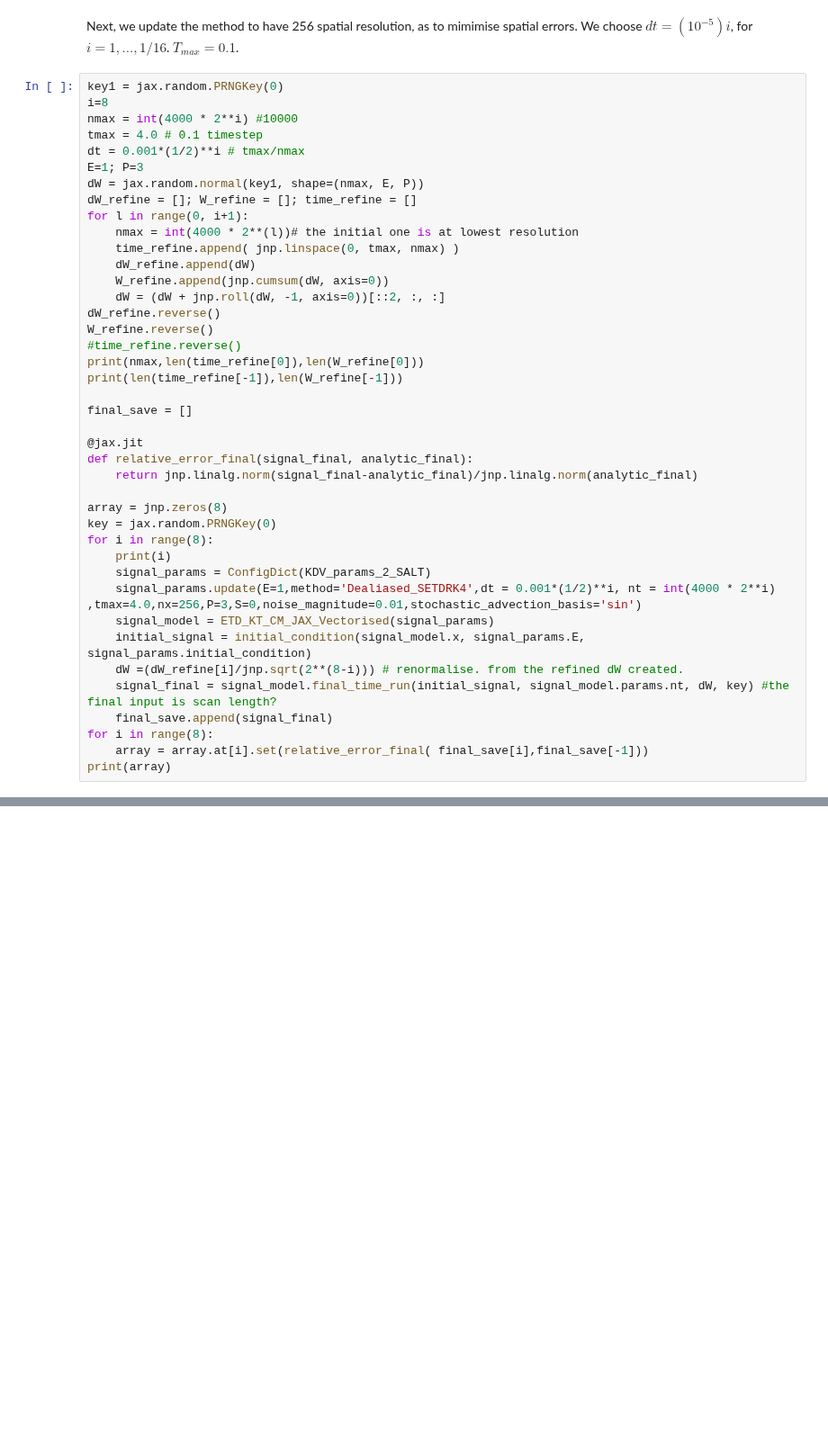
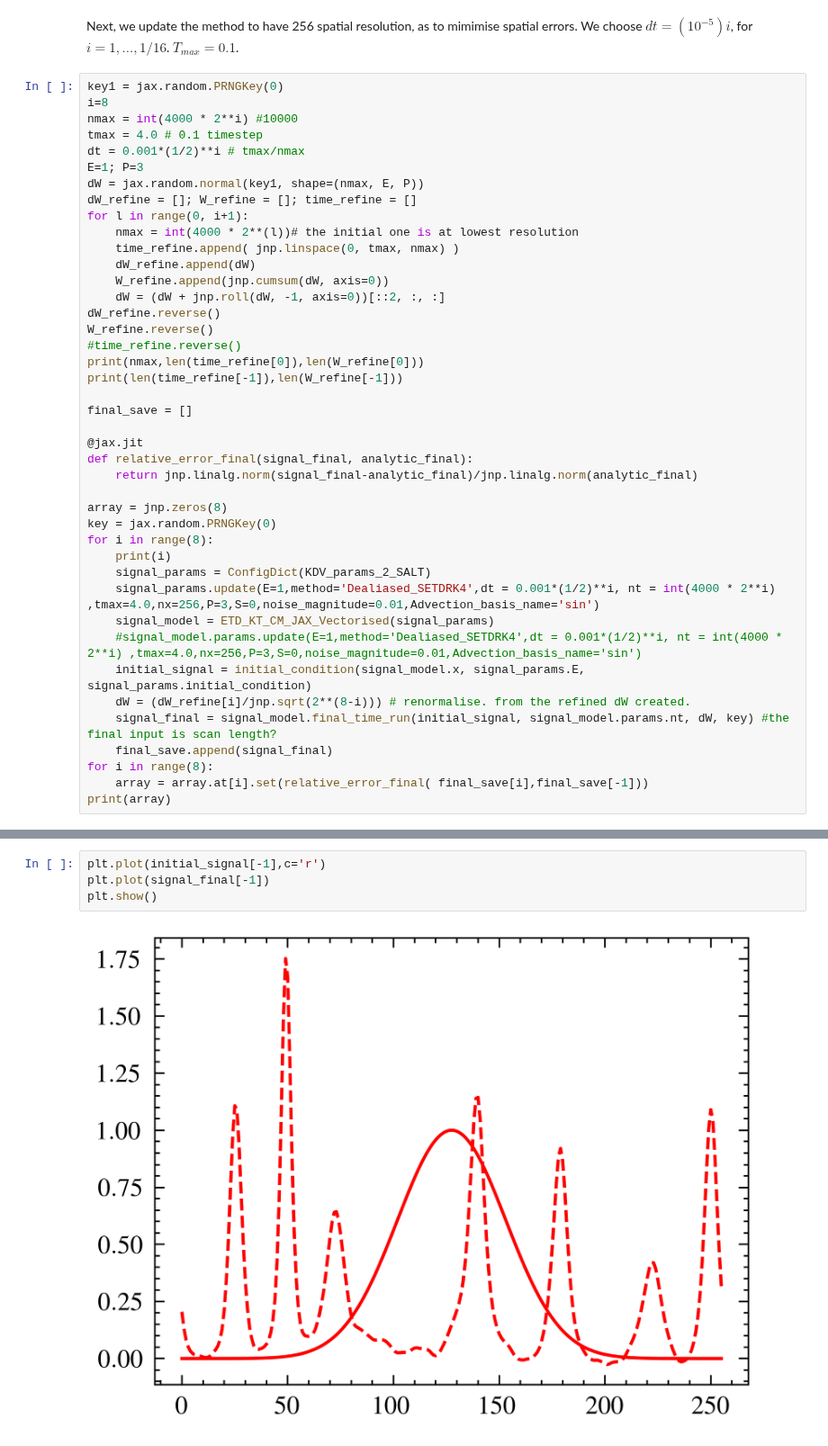
Before and after one commit to jameswoodfield/Particle_Filter, a Jupyter notebook: examples/Example_5_KdV_General_Temporal_Convergence.ipynb, the cells around one changed output, grey strips where cells are left out. Shown at 90% size. Drawn from its saved outputs; the diff is of its cells as text; blank space fills up the shorter version.

Commit message:
Non-commutative noise convergence results

```diff
--- a/examples/Example_5_KdV_General_Temporal_Convergence.ipynb
+++ b/examples/Example_5_KdV_General_Temporal_Convergence.ipynb
@@ -55,10 +58,11 @@ key = jax.random.PRNGKey(0)
 for i in range(8):
     print(i)
     signal_params = ConfigDict(KDV_params_2_SALT)
-    signal_params.update(E=1,method='Dealiased_SETDRK4',dt = 0.001*(1/2)**i, nt = int(4000 * 2**i) ,tmax=4.0,nx=256,P=3,S=0,noise_magnitude=0.01,stochastic_advection_basis='sin')
+    signal_params.update(E=1,method='Dealiased_SETDRK4',dt = 0.001*(1/2)**i, nt = int(4000 * 2**i) ,tmax=4.0,nx=256,P=3,S=0,noise_magnitude=0.01,Advection_basis_name='sin')
     signal_model = ETD_KT_CM_JAX_Vectorised(signal_params)
+    #signal_model.params.update(E=1,method='Dealiased_SETDRK4',dt = 0.001*(1/2)**i, nt = int(4000 * 2**i) ,tmax=4.0,nx=256,P=3,S=0,noise_magnitude=0.01,Advection_basis_name='sin')
     initial_signal = initial_condition(signal_model.x, signal_params.E, signal_params.initial_condition)
-    dW =(dW_refine[i]/jnp.sqrt(2**(8-i))) # renormalise. from the refined dW created.
+    dW = (dW_refine[i]/jnp.sqrt(2**(8-i))) # renormalise. from the refined dW created.
     signal_final = signal_model.final_time_run(initial_signal, signal_model.params.nt, dW, key) #the final input is scan length?
     final_save.append(signal_final)
 for i in range(8):
@@ -66,0 +84,6 @@ print(array)
+# %%
+plt.plot(initial_signal[-1],c='r')
+plt.plot(signal_final[-1])
+plt.show()
+# %% [output]
+[figure, added]
```
Also changed, not shown: parts of 16 cells of this notebook, 14 other files.
